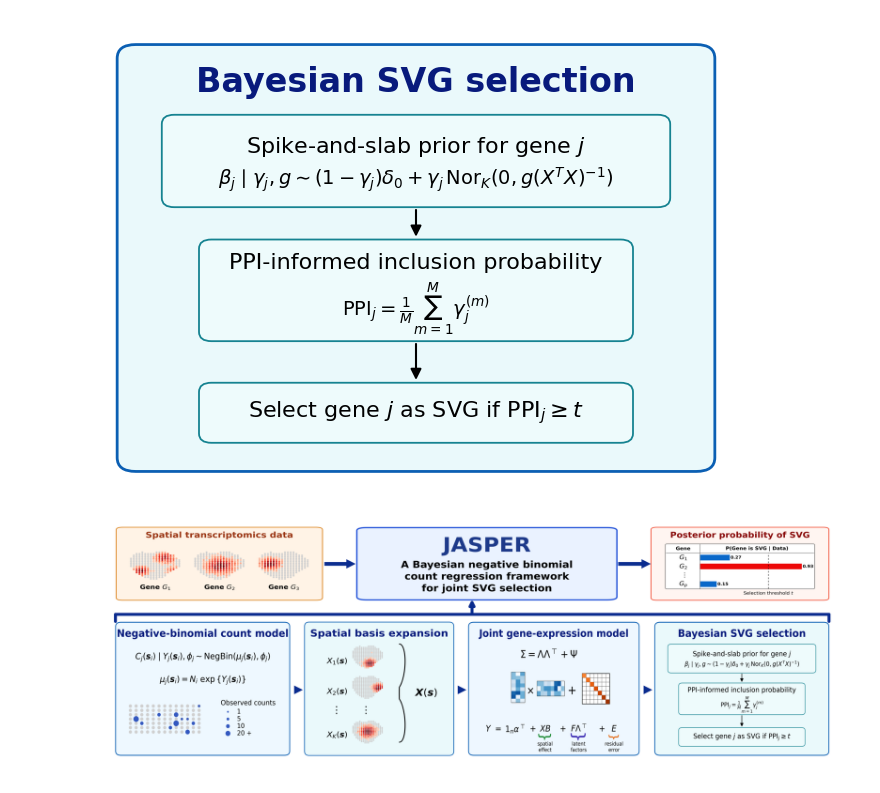
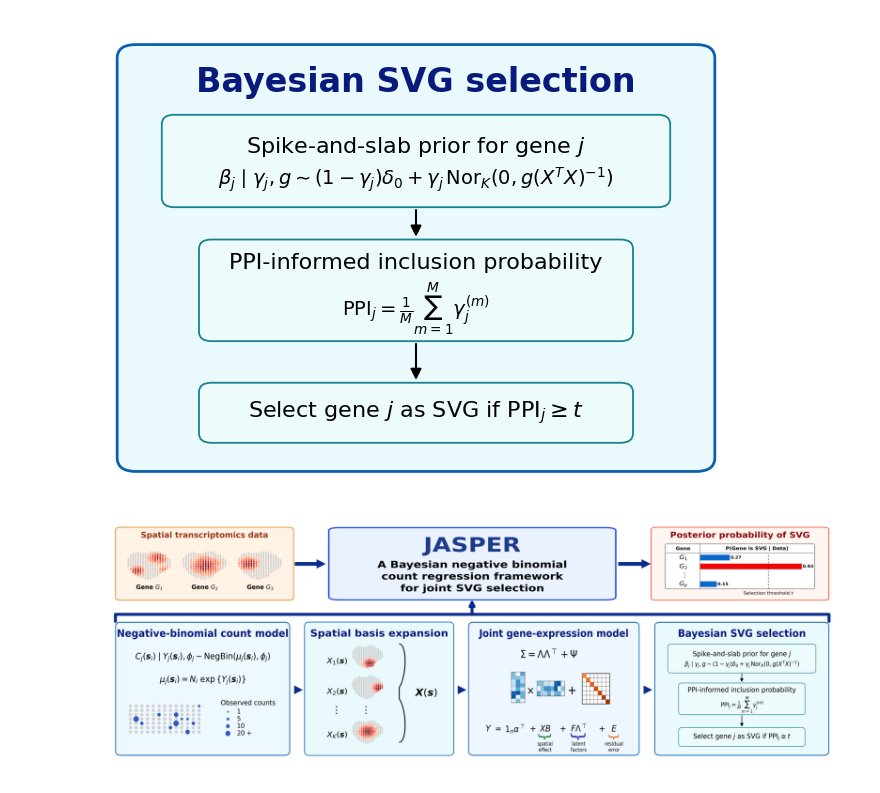
Before and after one commit to pritamdey/pyJASPER, a Jupyter notebook: assets/JASPERschematic.ipynb, the cells around one changed output. Saved outputs shown, nothing was run; the diff lists cells and outputs as text; code cells hidden in the pictures.

```diff
--- a/assets/JASPERschematic.ipynb
+++ b/assets/JASPERschematic.ipynb
@@ -874,12 +874,12 @@ ax.axis("off")
 # Top row cards
 # ------------------------------------------------------------
 
-add_card_image(ax, CARD_INPUT,  0.015, 0.450, 0.290, 0.250)
-add_card_image(ax, CARD_JASPER, 0.325, 0.450, 0.390, 0.250)
+add_card_image(ax, CARD_INPUT,  0.015, 0.450, 0.250, 0.250)
+add_card_image(ax, CARD_JASPER, 0.285, 0.450, 0.430, 0.250)
 add_card_image(ax, CARD_OUTPUT, 0.735, 0.450, 0.250, 0.250)
 
 # Top arrows
-add_arrow(ax, (0.300, 0.575), (0.345, 0.575), scale=32)
+add_arrow(ax, (0.260, 0.575), (0.305, 0.575), scale=32)
 add_arrow(ax, (0.695, 0.575), (0.742, 0.575), scale=32)
 
 # ------------------------------------------------------------
@@ -887,31 +887,31 @@ add_arrow(ax, (0.695, 0.575), (0.742, 0.575), scale=32)
 # ------------------------------------------------------------
 
 add_card_image(ax, CARD_NB,     0.015, 0.025, 0.245, 0.405) #0.115
 add_card_image(ax, CARD_BASIS,  0.270, 0.025, 0.210, 0.405)
 add_card_image(ax, CARD_JOINT,  0.490, 0.025, 0.240, 0.405)
 add_card_image(ax, CARD_SVG,    0.740, 0.025, 0.245, 0.405)
 
 add_arrow(ax, (0.262, 0.225), (0.274, 0.225), scale=30)
 add_arrow(ax, (0.482, 0.225), (0.494, 0.225), scale=30)
 add_arrow(ax, (0.732, 0.225), (0.744, 0.225), scale=30)
 
 
 # ------------------------------------------------------------
 # Curly brace from bottom components to JASPER
 # ------------------------------------------------------------
 
 
 draw_rectangular_brace(ax, x0=0.020, x1=0.980, y=0.435, height=0.020, lw=5.0, color = "#0a2c8f")
 
 
 # ------------------------------------------------------------
 # Save
 # ------------------------------------------------------------
 
 plt.subplots_adjust(left=0.005, right=0.995, bottom=0.02, top=0.98)
 
 plt.savefig("JASPER_combined_schematic.png", dpi=400, bbox_inches="tight", pad_inches=0.05)
 
 plt.show()
 # %% [output]
-[figure, old version]
+[figure, new version]
```
Also changed, not shown: 1 other file.
